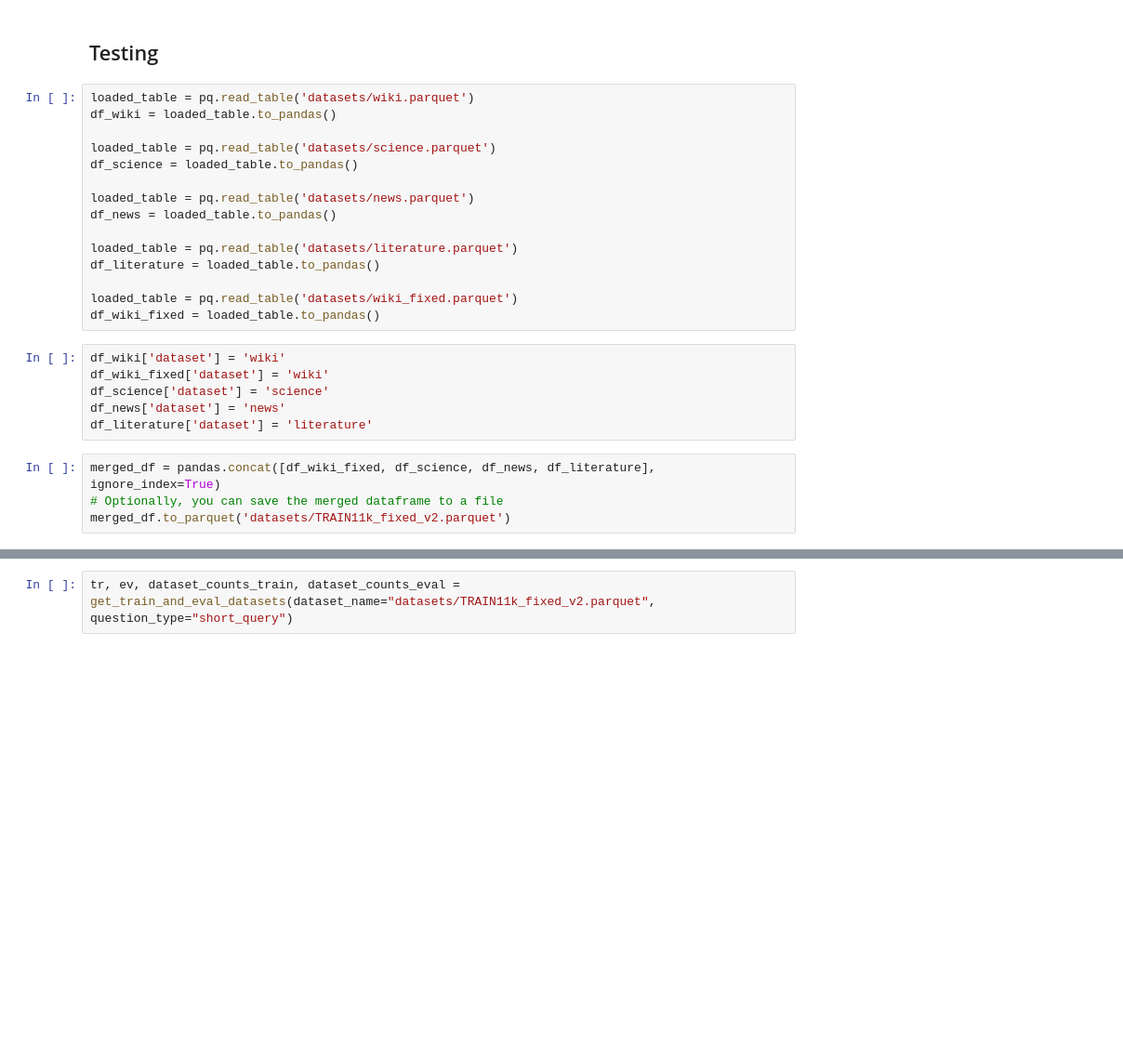
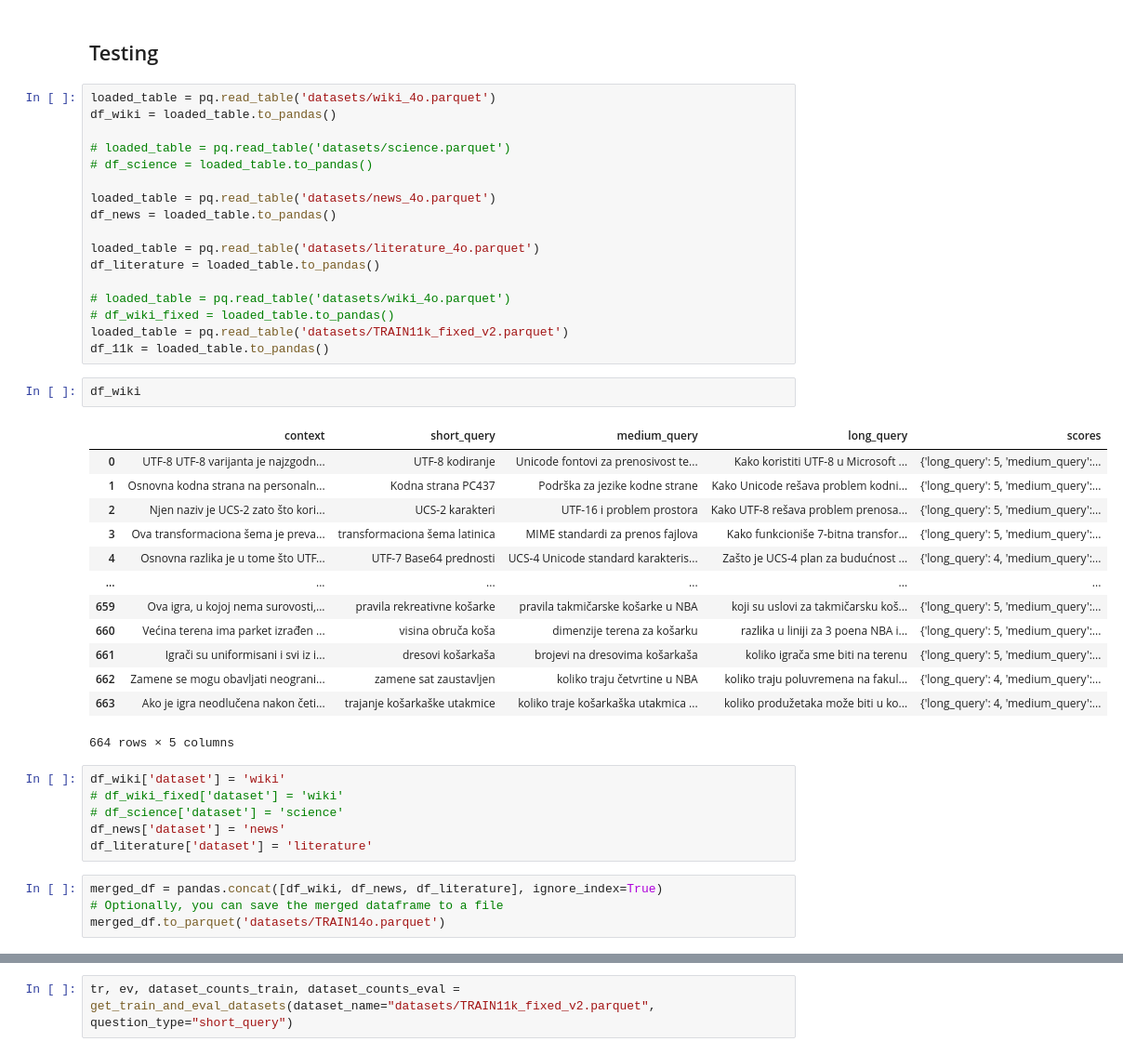
Before and after one commit to smartcat-labs/SRBedding, a Jupyter notebook: training/lala.ipynb, the cells around one changed output, grey strips where cells are left out. Shown at 93% size. Saved outputs shown, nothing was run; the diff lists cells and outputs as text; blank space fills up the shorter version.

```diff
--- a/training/lala.ipynb
+++ b/training/lala.ipynb
@@ -70,30 +70,48 @@ def get_train_and_eval_datasets(
 # %% [markdown]
 ## Testing
 # %%
-loaded_table = pq.read_table('datasets/wiki.parquet')
+loaded_table = pq.read_table('datasets/wiki_4o.parquet')
 df_wiki = loaded_table.to_pandas()
 
-loaded_table = pq.read_table('datasets/science.parquet')
-df_science = loaded_table.to_pandas()
+# loaded_table = pq.read_table('datasets/science.parquet')
+# df_science = loaded_table.to_pandas()
 
-loaded_table = pq.read_table('datasets/news.parquet')
+loaded_table = pq.read_table('datasets/news_4o.parquet')
 df_news = loaded_table.to_pandas()
 
-loaded_table = pq.read_table('datasets/literature.parquet')
+loaded_table = pq.read_table('datasets/literature_4o.parquet')
 df_literature = loaded_table.to_pandas()
 
-loaded_table = pq.read_table('datasets/wiki_fixed.parquet')
-df_wiki_fixed = loaded_table.to_pandas()
+# loaded_table = pq.read_table('datasets/wiki_4o.parquet')
+# df_wiki_fixed = loaded_table.to_pandas()
+loaded_table = pq.read_table('datasets/TRAIN11k_fixed_v2.parquet')
+df_11k = loaded_table.to_pandas()
+# %%
+df_wiki
+# %% [output]
+|  | context | short_query | medium_query | long_query | scores |
+| 0 | UTF-8 UTF-8 varijanta je najzgodn... | UTF-8 kodiranje | Unicode fontovi za prenosivost te... | Kako koristiti UTF-8 u Microsoft ... | {'long_query': 5, 'medium_query':... |
+| 1 | Osnovna kodna strana na personaln... | Kodna strana PC437 | Podrška za jezike kodne strane | Kako Unicode rešava problem kodni... | {'long_query': 5, 'medium_query':... |
+| 2 | Njen naziv je UCS-2 zato što kori... | UCS-2 karakteri | UTF-16 i problem prostora | Kako UTF-8 rešava problem prenosa... | {'long_query': 5, 'medium_query':... |
+| 3 | Ova transformaciona šema je preva... | transformaciona šema latinica | MIME standardi za prenos fajlova | Kako funkcioniše 7-bitna transfor... | {'long_query': 5, 'medium_query':... |
+| 4 | Osnovna razlika je u tome što UTF... | UTF-7 Base64 prednosti | UCS-4 Unicode standard karakteris... | Zašto je UCS-4 plan za budućnost ... | {'long_query': 4, 'medium_query':... |
+| ... | ... | ... | ... | ... | ... |
+| 659 | Ova igra, u kojoj nema surovosti,... | pravila rekreativne košarke | pravila takmičarske košarke u NBA | koji su uslovi za takmičarsku koš... | {'long_query': 5, 'medium_query':... |
+| 660 | Većina terena ima parket izrađen ... | visina obruča koša | dimenzije terena za košarku | razlika u liniji za 3 poena NBA i... | {'long_query': 5, 'medium_query':... |
+| 661 | Igrači su uniformisani i svi iz i... | dresovi košarkaša | brojevi na dresovima košarkaša | koliko igrača sme biti na terenu | {'long_query': 5, 'medium_query':... |
+| 662 | Zamene se mogu obavljati neograni... | zamene sat zaustavljen | koliko traju četvrtine u NBA | koliko traju poluvremena na fakul... | {'long_query': 4, 'medium_query':... |
+| 663 | Ako je igra neodlučena nakon četi... | trajanje košarkaške utakmice | koliko traje košarkaška utakmica ... | koliko produžetaka može biti u ko... | {'long_query': 4, 'medium_query':... |
+664 rows × 5 columns
 # %%
 df_wiki['dataset'] = 'wiki'
-df_wiki_fixed['dataset'] = 'wiki'
-df_science['dataset'] = 'science'
+# df_wiki_fixed['dataset'] = 'wiki'
+# df_science['dataset'] = 'science'
 df_news['dataset'] = 'news'
 df_literature['dataset'] = 'literature'
 # %%
-merged_df = pandas.concat([df_wiki_fixed, df_science, df_news, df_literature], ignore_index=True)
+merged_df = pandas.concat([df_wiki, df_news, df_literature], ignore_index=True)
 # Optionally, you can save the merged dataframe to a file
-merged_df.to_parquet('datasets/TRAIN11k_fixed_v2.parquet')
+merged_df.to_parquet('datasets/TRAIN14o.parquet')
 # %%
 dataset_counts = merged_df['dataset'].value_counts()
 print(dataset_counts)
```
Also changed, not shown: parts of 2 cells of this notebook, 2 other files.
